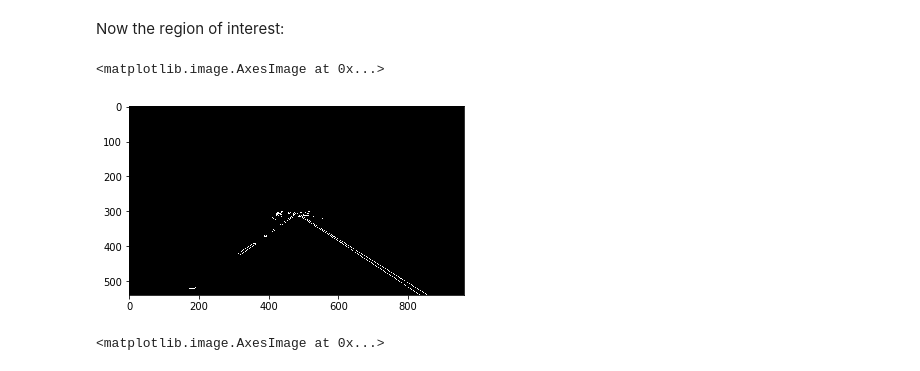
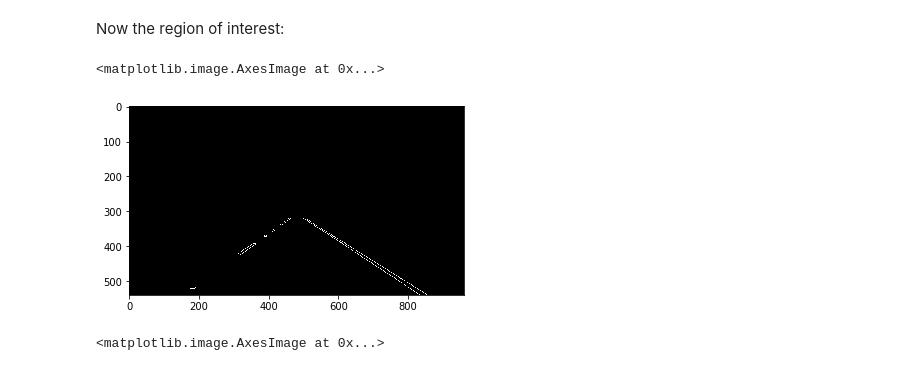
Before and after one commit to EarendilAvari/SDCND_Finding_lane_lines, a Jupyter notebook: SDCND_Project1.ipynb, the cells around one changed output. Saved outputs shown, nothing was run; the diff lists cells and outputs as text; code cells hidden in the pictures.

```diff
--- a/SDCND_Project1.ipynb
+++ b/SDCND_Project1.ipynb
@@ -228,11 +228,10 @@ plt.imshow(imgWhite2_Edges, cmap='gray')
 # %% [markdown]
 Now the region of interest:
 # %%
-imgWhite2_Hough_vertices = np.array ([[(150, imgWhite1_edges.shape[0]),(430, 300),(520,300),(900, imgWhite1_edges.shape[0])]],
-                                dtype = np.int32)
+imgWhite2_Hough_vertices = houghVertices(imgWhite1_edges, 150, 430, 900, 520, 320)
 imgWhite2_Edges_masked = region_of_interest(imgWhite2_Edges, imgWhite2_Hough_vertices)
 plt.imshow(imgWhite2_Edges_masked, cmap='gray')
 # %% [output]
 <matplotlib.image.AxesImage at 0x...>
-[figure, old version]
+[figure, new version]
 # %%
```
Also changed, not shown: parts of 9 cells of this notebook, 5 other files.
